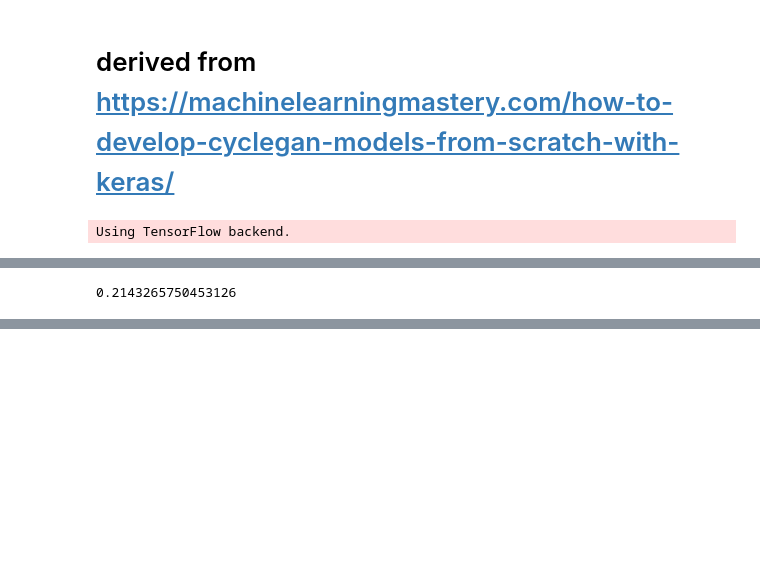
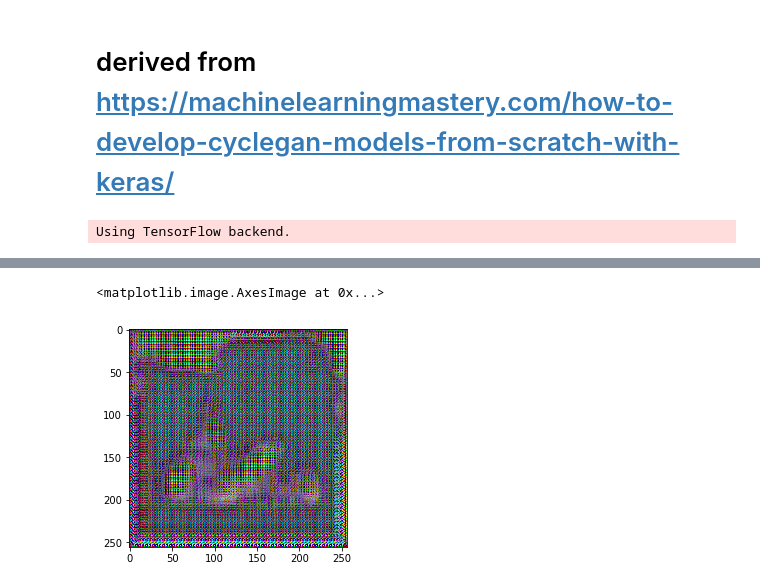
Before and after one commit to trentkyono/toolbox, a Jupyter notebook: GANs/Cycle-GAN.ipynb, the cells around one changed output, grey strips where cells are left out. Cells and saved outputs as stored; diff of their text form; code cells hidden in the pictures; blank space fills up the shorter version.

Commit message:
Updated training

```diff
--- a/GANs/Cycle-GAN.ipynb
+++ b/GANs/Cycle-GAN.ipynb
@@ -224,7 +224,3 @@ def train(d_model_A, d_model_B, g_model_AtoB, g_model_BtoA, c_model_AtoB, c_mode
         dB_loss2 = d_model_B.train_on_batch(X_fakeB, y_fakeB)
         # summarize performance
         print('>%d, dA[%.3f,%.3f] dB[%.3f,%.3f] g[%.3f,%.3f]' % (i+1, dA_loss1,dA_loss2, dB_loss1,dB_loss2, g_loss1,g_loss2))
-# %%
-x = np.random.rand(1000, 256, 256, 3)
-y = np.random.rand(1000, 256, 256, 3)
-train(d_model_A, d_model_B, g_model_AtoB, g_model_BtoA, c_model_AtoB, c_model_BtoA, (x,y))
@@ -265,4 +275,6 @@ W1108 14:04:19.985330 140472494511936 deprecation_wrapper.py:119] From /home/tky
-# %%
-np.random.random()
-# %% [output]
-0.2143265750453126
+# %%
+pred = g_model_AtoB.predict(np.expand_dims(testA[0,:,:], 0))
+pred = g_model_AtoB.predict(np.expand_dims(testA[0,:,:], 0))
+# %%
+plt.imshow(pred[0])
+# %% [output]
@@ -268,0 +282,2 @@ np.random.random()
+<matplotlib.image.AxesImage at 0x...>
+[figure, added]
```
Also changed, not shown: parts of 4 cells of this notebook.
